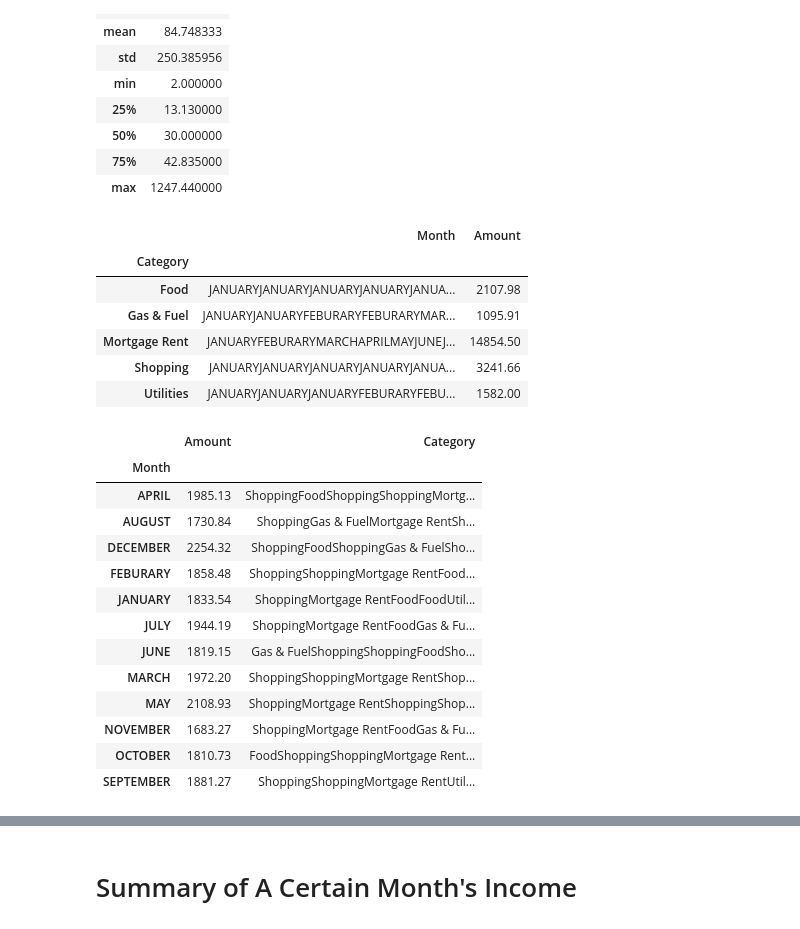
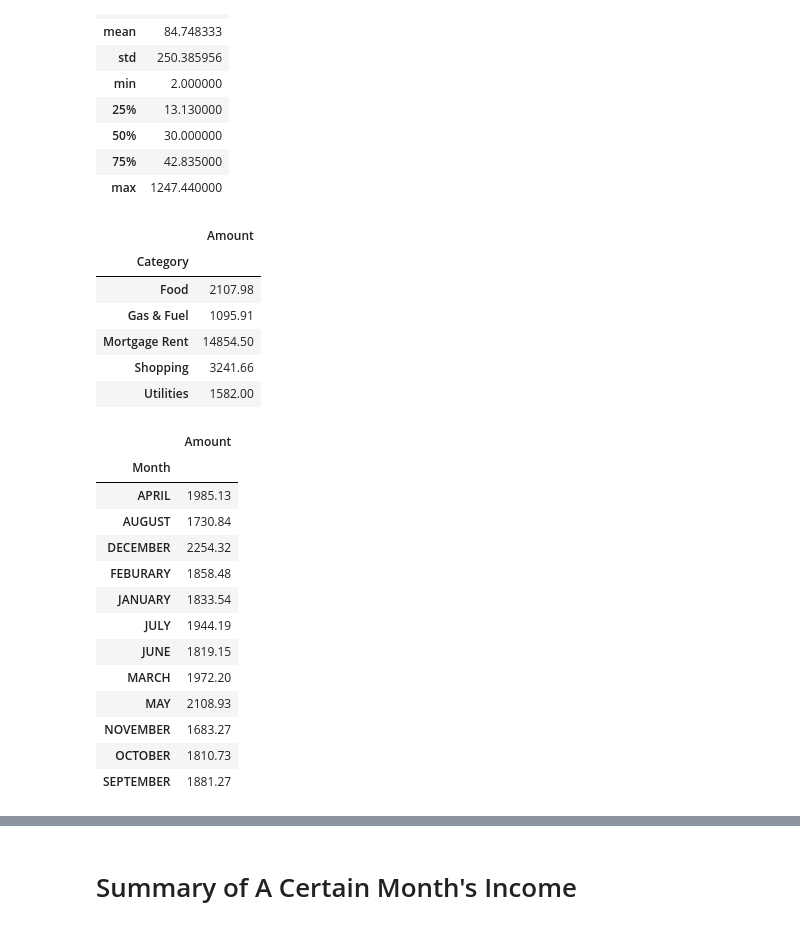
Before and after one commit to AnvithaChaluvadi/Personal-Finance-Management-Tool_Project1, a Jupyter notebook: finance_tool.ipynb, the cells around one changed output, grey strips where cells are left out. Cells and saved outputs as stored; diff of their text form; code cells hidden in the pictures.

```diff
--- a/finance_tool.ipynb
+++ b/finance_tool.ipynb
@@ -203,35 +202,35 @@ df2.describe()
 | max | 1247.440000 |
 # %%
 # Group dataframe by category and sum amount
-df3 = df2.groupby('Category').sum()
+df3 = df2.drop(columns=['Month']).groupby('Category').sum()
 df3
 # %% [output]
-|  | Month | Amount |
-| Category |  |  |
-| Food | JANUARYJANUARYJANUARYJANUARYJANUA... | 2107.98 |
-| Gas & Fuel | JANUARYJANUARYFEBURARYFEBURARYMAR... | 1095.91 |
-| Mortgage Rent | JANUARYFEBURARYMARCHAPRILMAYJUNEJ... | 14854.50 |
-| Shopping | JANUARYJANUARYJANUARYJANUARYJANUA... | 3241.66 |
-| Utilities | JANUARYJANUARYJANUARYFEBURARYFEBU... | 1582.00 |
+|  | Amount |
+| Category |  |
+| Food | 2107.98 |
+| Gas & Fuel | 1095.91 |
+| Mortgage Rent | 14854.50 |
+| Shopping | 3241.66 |
+| Utilities | 1582.00 |
 # %%
 # Group dataframe by month and sum amount
-df4 = df2.groupby('Month').sum()
+df4 = df2.groupby('Month').sum()[['Amount']]
 df4
 # %% [output]
-|  | Amount | Category |
-| Month |  |  |
-| APRIL | 1985.13 | ShoppingFoodShoppingShoppingMortg... |
-| AUGUST | 1730.84 | ShoppingGas & FuelMortgage RentSh... |
-| DECEMBER | 2254.32 | ShoppingFoodShoppingGas & FuelSho... |
-| FEBURARY | 1858.48 | ShoppingShoppingMortgage RentFood... |
-| JANUARY | 1833.54 | ShoppingMortgage RentFoodFoodUtil... |
-| JULY | 1944.19 | ShoppingMortgage RentFoodGas & Fu... |
-| JUNE | 1819.15 | Gas & FuelShoppingShoppingFoodSho... |
-| MARCH | 1972.20 | ShoppingShoppingMortgage RentShop... |
-| MAY | 2108.93 | ShoppingMortgage RentShoppingShop... |
-| NOVEMBER | 1683.27 | ShoppingMortgage RentFoodGas & Fu... |
-| OCTOBER | 1810.73 | FoodShoppingShoppingMortgage Rent... |
-| SEPTEMBER | 1881.27 | ShoppingShoppingMortgage RentUtil... |
+|  | Amount |
+| Month |  |
+| APRIL | 1985.13 |
+| AUGUST | 1730.84 |
+| DECEMBER | 2254.32 |
+| FEBURARY | 1858.48 |
+| JANUARY | 1833.54 |
+| JULY | 1944.19 |
+| JUNE | 1819.15 |
+| MARCH | 1972.20 |
+| MAY | 2108.93 |
+| NOVEMBER | 1683.27 |
+| OCTOBER | 1810.73 |
+| SEPTEMBER | 1881.27 |
 # %%
 df4['Amount'].hvplot(
     xlabel='Month',
```
Also changed, not shown: parts of 13 cells of this notebook, 1 other file.
